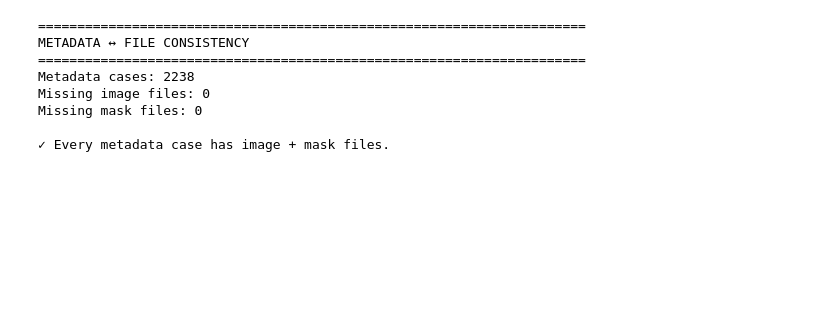
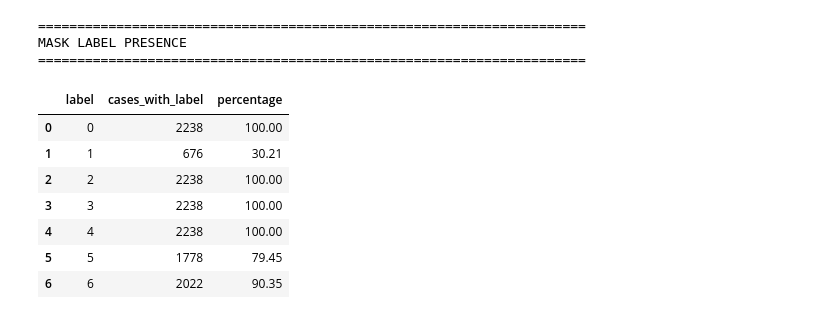
Before and after one commit to imacreepnweirdo/pancreatic-ai-framework, a Jupyter notebook: notebooks/16_final_dataset_audit.ipynb, the cells around one changed output. Saved outputs shown, nothing was run; the diff lists cells and outputs as text; code cells hidden in the pictures; blank space fills up the shorter version.

```diff
--- a/notebooks/16_final_dataset_audit.ipynb
+++ b/notebooks/16_final_dataset_audit.ipynb
@@ -725,62 +714,64 @@ Name: count, dtype: int64
 # %%
 # ============================================================
-# CELL 14 — METADATA ↔ FILE CONSISTENCY
+# Cell 14 — Mask label presence across the dataset
 # ============================================================
 
 print("=" * 70)
-print("METADATA ↔ FILE CONSISTENCY")
+print("MASK LABEL PRESENCE")
 print("=" * 70)
 
-missing_images = []
-missing_masks = []
+label_presence = {
+    label: []
+    for label in range(7)
+}
 
 for study_id in study_ids:
 
-    image_path = (
-        IMAGES_DIR
-        / f"{study_id}.npy"
+    mask_path = MASKS_DIR / f"{study_id}.npy"
+
+    mask = np.load(
+        mask_path,
+        mmap_mode="r"
     )
 
-    mask_path = (
-        MASKS_DIR
-        / f"{study_id}.npy"
-    )
+    labels = np.unique(mask)
 
-    if not image_path.exists():
-        missing_images.append(study_id)
+    for label in range(7):
+        label_presence[label].append(
+            label in labels
+        )
 
-    if not mask_path.exists():
-        missing_masks.append(study_id)
-
-print(
-    "Metadata cases:",
-    len(study_ids)
+presence_df = pd.DataFrame(
+    label_presence,
+    index=study_ids
 )
 
-print(
-    "Missing image files:",
-    len(missing_images)
-)
+presence_summary = pd.DataFrame({
+    "label": range(7),
+    "cases_with_label": [
+        int(presence_df[label].sum())
+        for label in range(7)
+    ],
+})
 
-print(
-    "Missing mask files:",
-    len(missing_masks)
-)
+presence_summary["percentage"] = (
+    presence_summary["cases_with_label"]
+    / len(study_ids)
+    * 100
+).round(2)
 
-assert len(missing_images) == 0
-assert len(missing_masks) == 0
-
-print(
-    "\n✓ Every metadata case has image + mask files."
-)
+display(presence_summary)
 # %% [output]
 ======================================================================
-METADATA ↔ FILE CONSISTENCY
+MASK LABEL PRESENCE
 ======================================================================
-Metadata cases: 2238
-Missing image files: 0
-Missing mask files: 0
-
-✓ Every metadata case has image + mask files.
+|  | label | cases_with_label | percentage |
+| 0 | 0 | 2238 | 100.00 |
+| 1 | 1 | 676 | 30.21 |
+| 2 | 2 | 2238 | 100.00 |
+| 3 | 3 | 2238 | 100.00 |
+| 4 | 4 | 2238 | 100.00 |
+| 5 | 5 | 1778 | 79.45 |
+| 6 | 6 | 2022 | 90.35 |
 # %%
 # ============================================================
```
Also changed, not shown: parts of 16 cells of this notebook, 6 other files.
